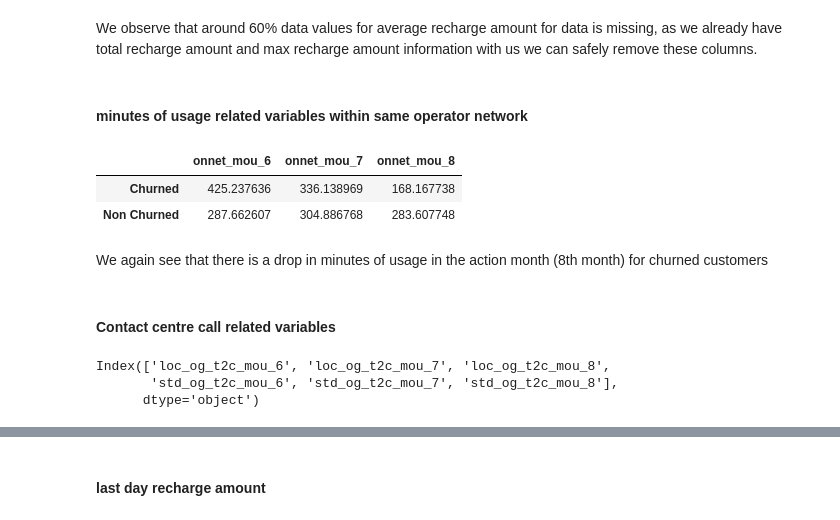
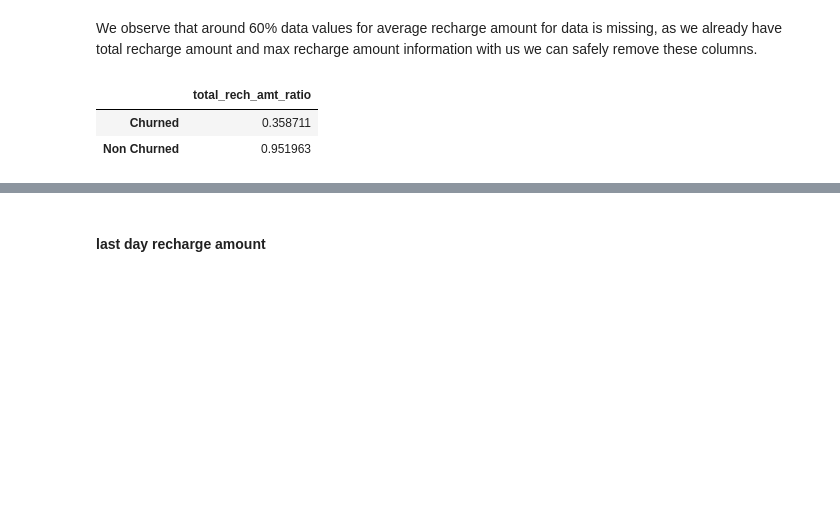
Before and after one commit to saad1504/Telecom_Churn_Case_Study, a Jupyter notebook: Telecom Churn Modelling_ss.ipynb, the cells around one changed output, grey strips where cells are left out. Drawn from its saved outputs; the diff is of its cells as text; code cells hidden in the pictures; blank space fills up the shorter version.

```diff
--- a/Telecom Churn Modelling_ss.ipynb
+++ b/Telecom Churn Modelling_ss.ipynb
@@ -171,7 +171,7 @@ vol_3g_mb_9       0.0
 dtype: float64
 # %%
 # define is_churned boolean flag for customers where above values are zero
-is_churned = (dfChurn.total_ic_mou_9 == 0) & (dfChurn.total_og_mou_9 == 0) & (dfChurn.vol_2g_mb_9 ==0)& \
+is_churned = (dfChurn.total_ic_mou_9 == 0) & (dfChurn.total_ic_mou_9 == 0) & (dfChurn.vol_2g_mb_9 ==0)& \
 (dfChurn.vol_3g_mb_9 ==0)
 # %%
 # set all such rows fulfilling is_churned condition as 1
@@ -261,7 +266,15 @@ dfChurn.drop(['av_rech_amt_data_6','av_rech_amt_data_7','av_rech_amt_data_8'],ax
 dfChurn['total_rech_amt_good_ph'] = (dfChurn.total_rech_amt_6 + dfChurn.total_rech_amt_7)/2
 dfChurn['max_rech_amt_good_ph'] = (dfChurn.max_rech_amt_6 + dfChurn.max_rech_amt_7)/2
 
+# let's define additional columns as:
+# total recharge amount ratio for action month: total_rech_amt_ratio
+# maxium recharge amount ratio for action month: max_rech_amt_ratio
+dfChurn['total_rech_amt_ratio'] = dfChurn.total_rech_amt_8/dfChurn.total_rech_amt_good_ph
+dfChurn['max_rech_amt_ratio']= dfChurn.max_rech_amt_8/dfChurn.max_rech_amt_good_ph
+
 # drop the original columns as these are not longer required
-dfChurn.drop(['total_rech_amt_6','total_rech_amt_7','max_rech_amt_6','max_rech_amt_7'],axis=1,inplace=True)
+#dfChurn.drop(['total_rech_amt_6','total_rech_amt_7'
+#              ,'max_rech_amt_6','max_rech_amt_7','total_rech_amt_8','max_rech_amt_8'],axis=1,inplace=True)
+
+dfChurn.drop(['total_rech_amt_6','total_rech_amt_7'
+              ,'max_rech_amt_6','max_rech_amt_7'],axis=1,inplace=True)
-# %% [markdown]
-#### minutes of usage related variables within same operator network
@@ -271,10 +281,7 @@ mins_of_usage_columns =  dfChurn.columns[dfChurn.columns.str.contains('^onnet.*m
 # %%
-# let's check the mean variation in values for churned and non churned customers
-pd.DataFrame([dfChurn.loc[dfChurn.churn==1,mins_of_usage_columns].mean()
-              ,dfChurn.loc[dfChurn.churn==0,mins_of_usage_columns].mean()],index={'Non Churned','Churned'})
+pd.DataFrame([dfChurn.loc[dfChurn.churn==1,['total_rech_amt_ratio']].mean()
+              ,dfChurn.loc[dfChurn.churn==0,['total_rech_amt_ratio']].mean()],index={'Non Churned','Churned'})
 # %% [output]
-|  | onnet_mou_6 | onnet_mou_7 | onnet_mou_8 |
-| Churned | 425.237636 | 336.138969 | 168.167738 |
-| Non Churned | 287.662607 | 304.886768 | 283.607748 |
+|  | total_rech_amt_ratio |
+| Churned | 0.358711 |
+| Non Churned | 0.951963 |
-# %% [markdown]
-We again see that there is a drop in minutes of usage in the action month (8th month) for churned customers
@@ -288,2 +287,0 @@ dfChurn.drop(['onnet_mou_6','onnet_mou_7'],axis=1,inplace=True)
-# %% [markdown]
-#### Contact centre call related variables
@@ -293,6 +287,0 @@ call_to_contact_centre =  dfChurn.columns[dfChurn.columns.str.contains('t2c')]
-# %%
-call_to_contact_centre
-# %% [output]
-Index(['loc_og_t2c_mou_6', 'loc_og_t2c_mou_7', 'loc_og_t2c_mou_8',
-       'std_og_t2c_mou_6', 'std_og_t2c_mou_7', 'std_og_t2c_mou_8'],
-      dtype='object')
```
Also changed, not shown: parts of 84 cells of this notebook.
